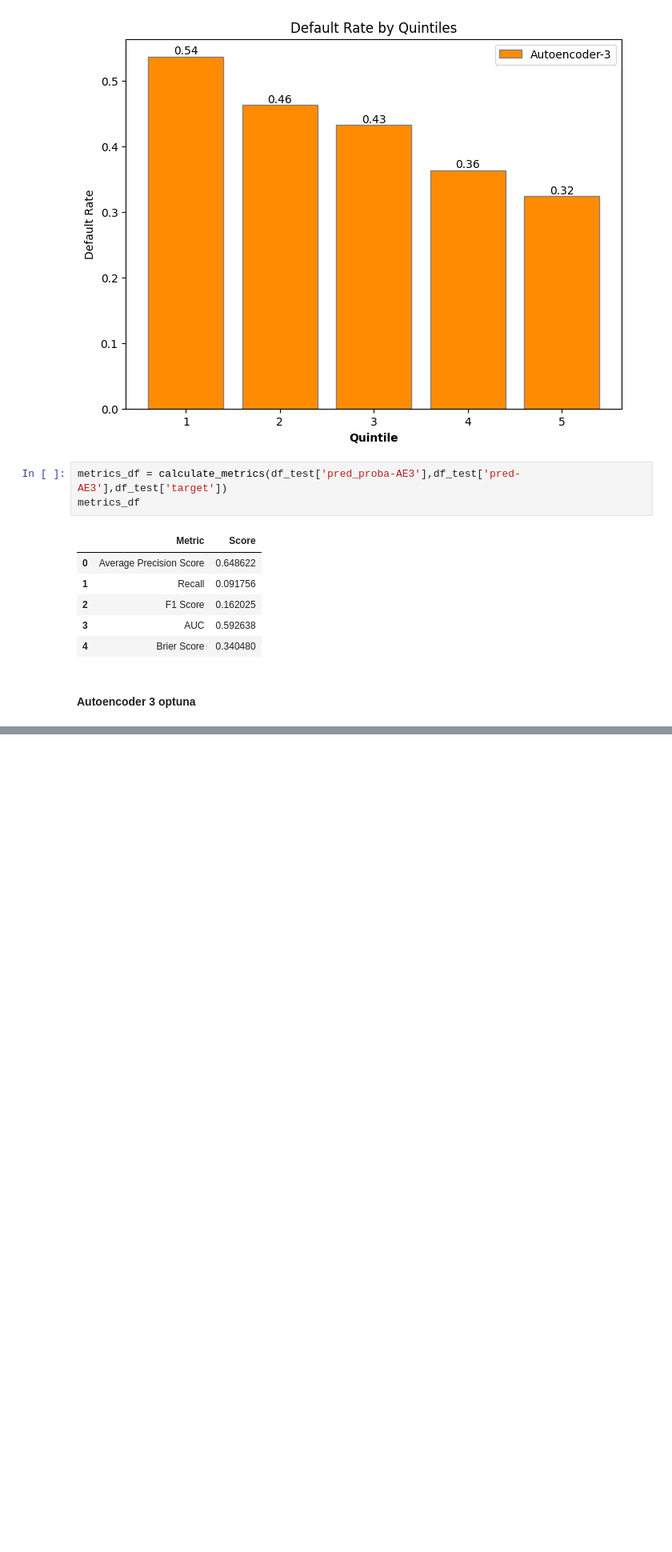
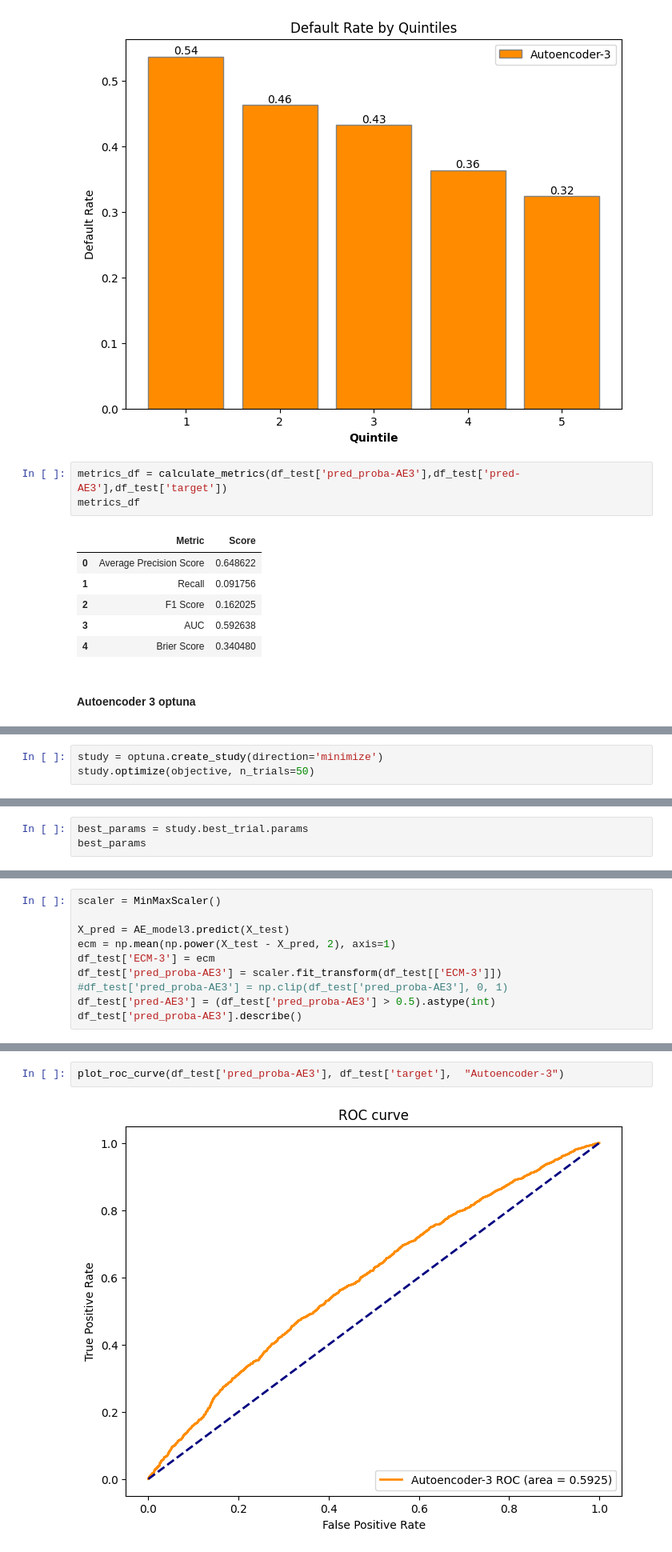
Before and after one commit to iserranoz/aprendizaje_maquina1, a Jupyter notebook: autoencoders_1.ipynb, the cells around one changed output, grey strips where cells are left out. Shown at 80% size. Drawn from its saved outputs; the diff is of its cells as text; blank space fills up the shorter version.

```diff
--- a/autoencoders_1.ipynb
+++ b/autoencoders_1.ipynb
@@ -286,0 +347,3 @@ metrics_df
+# %%
+study = optuna.create_study(direction='minimize')
+study.optimize(objective, n_trials=50)
@@ -286,0 +374,3 @@ metrics_df
+# %%
+best_params = study.best_trial.params
+best_params
@@ -286,0 +446,10 @@ metrics_df
+# %%
+scaler = MinMaxScaler()
+
+X_pred = AE_model3.predict(X_test)
+ecm = np.mean(np.power(X_test - X_pred, 2), axis=1)
+df_test['ECM-3'] = ecm
+df_test['pred_proba-AE3'] = scaler.fit_transform(df_test[['ECM-3']])
+#df_test['pred_proba-AE3'] = np.clip(df_test['pred_proba-AE3'], 0, 1)
+df_test['pred-AE3'] = (df_test['pred_proba-AE3'] > 0.5).astype(int)
+df_test['pred_proba-AE3'].describe()
@@ -286,0 +467,4 @@ metrics_df
+# %%
+plot_roc_curve(df_test['pred_proba-AE3'], df_test['target'],  "Autoencoder-3")
+# %% [output]
+[figure, added]
```
Also changed, not shown: parts of 12 cells of this notebook, 1 other file.
